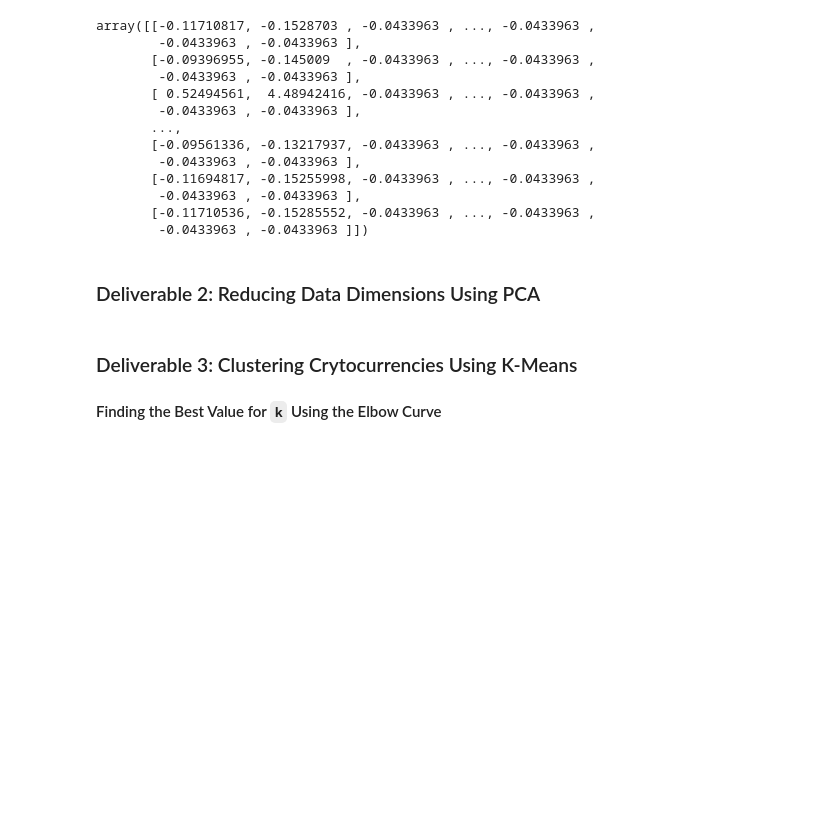
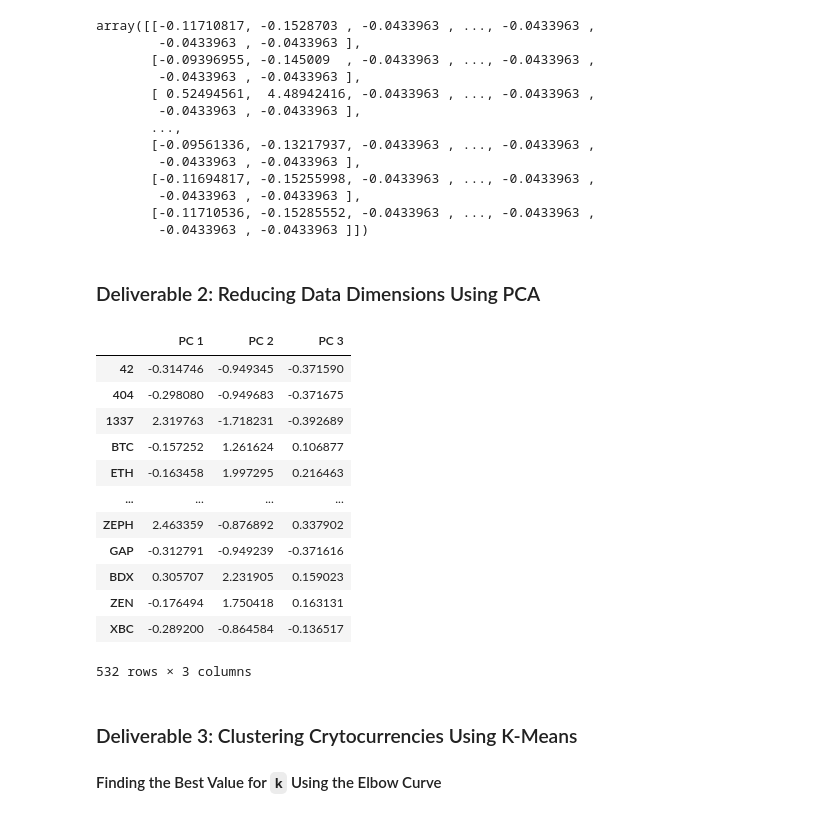
Before and after one commit to apiispanen/Cryptocurrencies, a Jupyter notebook: crypto_clustering.ipynb, the cells around one changed output. Drawn from its saved outputs; the diff is of its cells as text; code cells hidden in the pictures; blank space fills up the shorter version.

```diff
--- a/crypto_clustering.ipynb
+++ b/crypto_clustering.ipynb
@@ -125,7 +143,7 @@ df = pd.get_dummies(df, columns =["Algorithm", "ProofType"])
 # %%
 # Standardize the data with StandardScaler().
 # YOUR CODE HERE
-df_scaled = StandardScaler().fit_transform(df)
+df_scaled = StandardScaler().fit_transform(x)
 
 df_scaled
 # %% [output]
@@ -147,9 +165,32 @@ array([[-0.11710817, -0.1528703 , -0.0433963 , ..., -0.0433963 ,
 # %%
 # Using PCA to reduce dimension to three principal components.
 # YOUR CODE HERE
+# Initialize PCA model
+pca = PCA(n_components=3)
+
+# Get two principal components for the iris data.
+df_pca = pca.fit_transform(df_scaled)
 # %%
 # Create a DataFrame with the three principal components.
 # YOUR CODE HERE
+pcs_df = pd.DataFrame(
+data = df_pca, columns=["PC 1", "PC 2", "PC 3"], index=df.index
+)
+pcs_df
+# %% [output]
+|  | PC 1 | PC 2 | PC 3 |
+| 42 | -0.314746 | -0.949345 | -0.371590 |
+| 404 | -0.298080 | -0.949683 | -0.371675 |
+| 1337 | 2.319763 | -1.718231 | -0.392689 |
+| BTC | -0.157252 | 1.261624 | 0.106877 |
+| ETH | -0.163458 | 1.997295 | 0.216463 |
+| ... | ... | ... | ... |
+| ZEPH | 2.463359 | -0.876892 | 0.337902 |
+| GAP | -0.312791 | -0.949239 | -0.371616 |
+| BDX | 0.305707 | 2.231905 | 0.159023 |
+| ZEN | -0.176494 | 1.750418 | 0.163131 |
+| XBC | -0.289200 | -0.864584 | -0.136517 |
+532 rows × 3 columns
 # %% [markdown]
 ### Deliverable 3: Clustering Crytocurrencies Using K-Means
 
```
Also changed, not shown: parts of 7 cells of this notebook.
